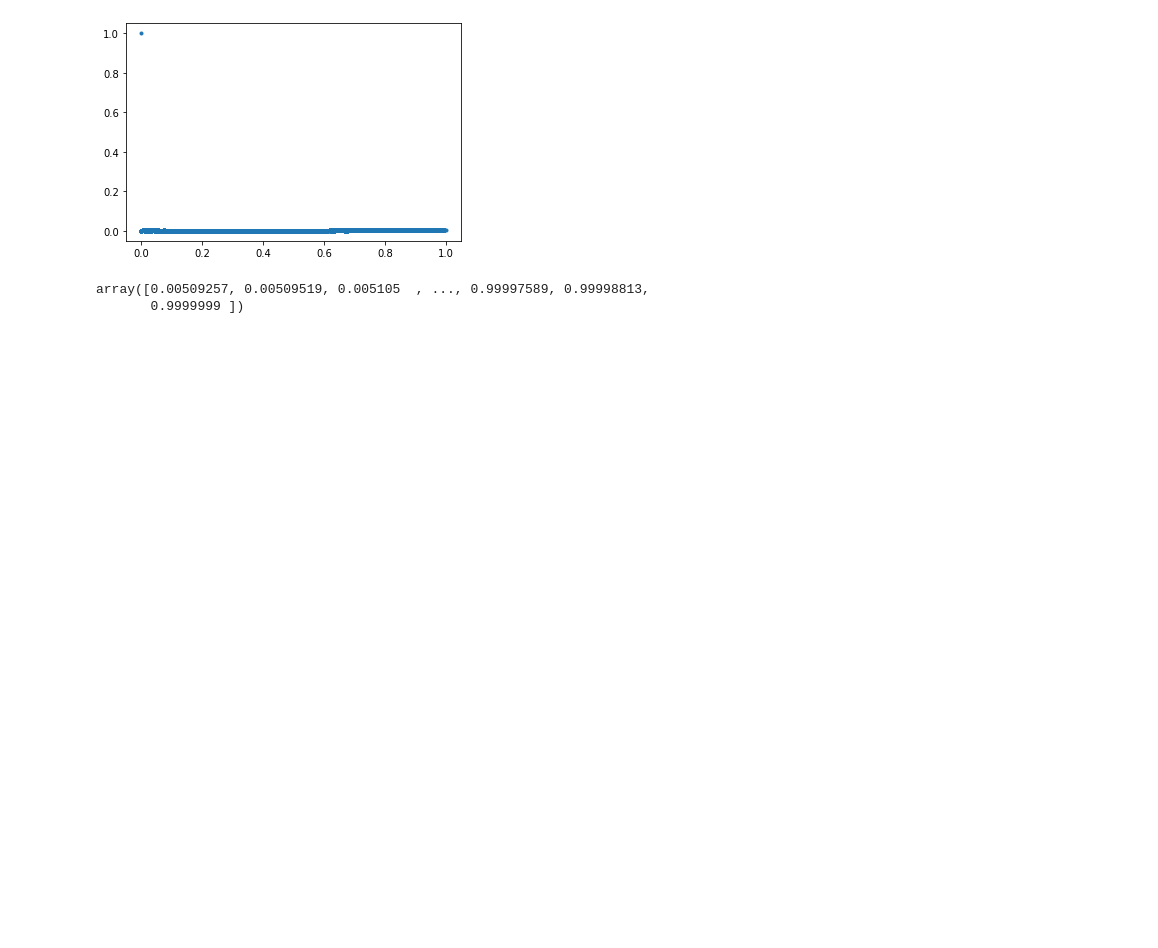
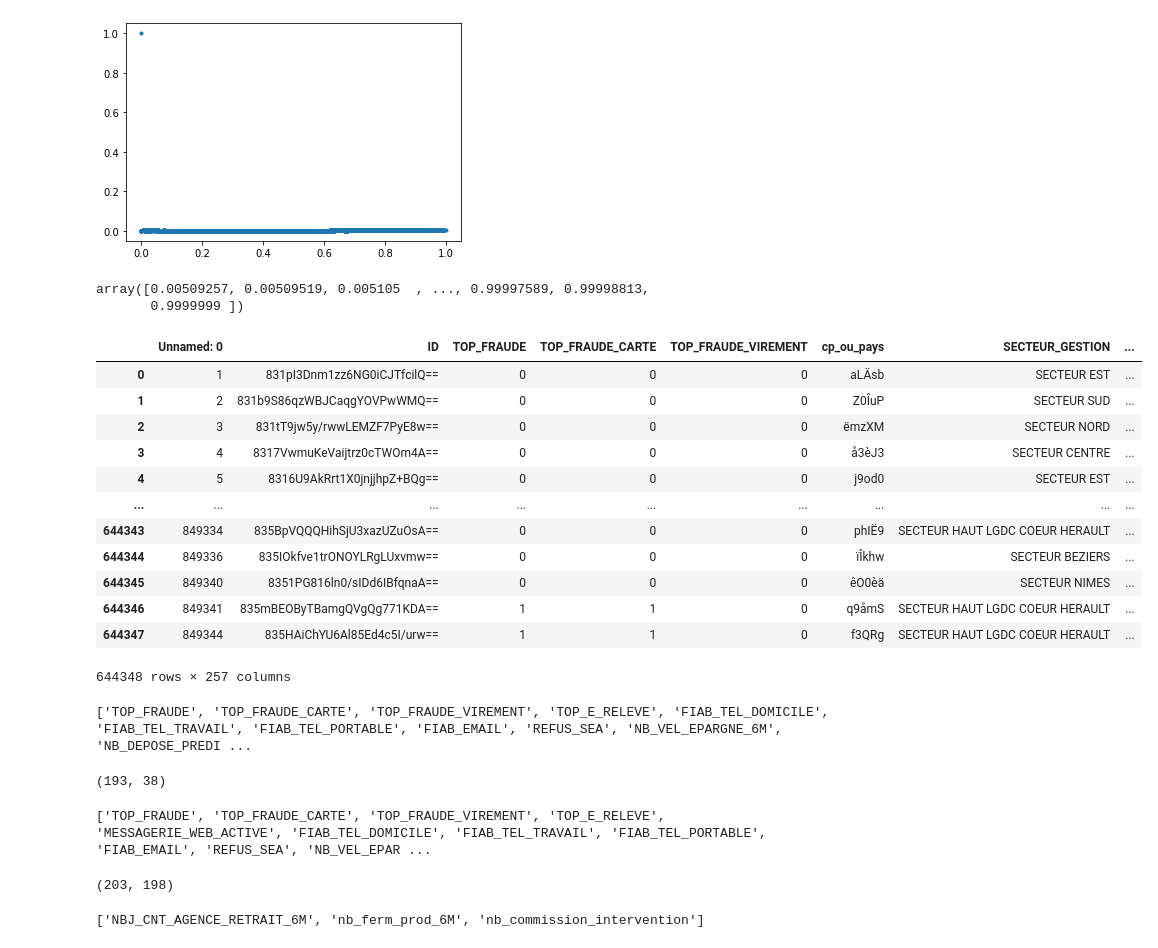
Before and after one commit to TheoVedis/ProjectInterPromo, a Jupyter notebook: dev/modelisation/code/theo/test.ipynb, the cells around one changed output. Cells and saved outputs as stored; diff of their text form; code cells hidden in the pictures; blank space fills up the shorter version.

```diff
--- a/dev/modelisation/code/theo/test.ipynb
+++ b/dev/modelisation/code/theo/test.ipynb
@@ -189,3 +191,31 @@ thresholds
 # %% [output]
 array([0.00509257, 0.00509519, 0.005105  , ..., 0.99997589, 0.99998813,
        0.9999999 ])
+# %%
+data_v0
+# %% [output]
+|  | Unnamed: 0 | ID | TOP_FRAUDE | TOP_FRAUDE_CARTE | TOP_FRAUDE_VIREMENT | cp_ou_pays | SECTEUR_GESTION | ... |
+| 0 | 1 | 831pI3Dnm1zz6NG0iCJTfcilQ== | 0 | 0 | 0 | aLÄsb | SECTEUR EST | ... |
+| 1 | 2 | 831b9S86qzWBJCaqgYOVPwWMQ== | 0 | 0 | 0 | Z0ÎuP | SECTEUR SUD | ... |
+| 2 | 3 | 831tT9jw5y/rwwLEMZF7PyE8w== | 0 | 0 | 0 | ëmzXM | SECTEUR NORD | ... |
+| 3 | 4 | 8317VwmuKeVaijtrz0cTWOm4A== | 0 | 0 | 0 | å3èJ3 | SECTEUR CENTRE | ... |
+| 4 | 5 | 8316U9AkRrt1X0jnjjhpZ+BQg== | 0 | 0 | 0 | j9od0 | SECTEUR EST | ... |
+| ... | ... | ... | ... | ... | ... | ... | ... | ... |
+| 644343 | 849334 | 835BpVQQQHihSjU3xazUZuOsA== | 0 | 0 | 0 | phIË9 | SECTEUR HAUT LGDC COEUR HERAULT | ... |
+| 644344 | 849336 | 835IOkfve1trONOYLRgLUxvmw== | 0 | 0 | 0 | ïÎkhw | SECTEUR BEZIERS | ... |
+| 644345 | 849340 | 8351PG816ln0/sIDd6IBfqnaA== | 0 | 0 | 0 | êO0èä | SECTEUR NIMES | ... |
+| 644346 | 849341 | 835mBEOByTBamgQVgQg771KDA== | 1 | 1 | 0 | q9åmS | SECTEUR HAUT LGDC COEUR HERAULT | ... |
+| 644347 | 849344 | 835HAiChYU6Al85Ed4c5I/urw== | 1 | 1 | 0 | f3QRg | SECTEUR HAUT LGDC COEUR HERAULT | ... |
+644348 rows × 257 columns
+# %%
+bool_col = []
+for i in data_quanti.columns:
+    unique_value = np.unique(data_quanti[i])
+
+    if len(unique_value) == 2:
+        if 1 in unique_value and 0 in unique_value:
+            bool_col.append(i)
+
+print(bool_col)
+# %% [output]
+['TOP_FRAUDE', 'TOP_FRAUDE_CARTE', 'TOP_FRAUDE_VIREMENT', 'TOP_E_RELEVE', 'FIAB_TEL_DOMICILE', 'FIAB_TEL_TRAVAIL', 'FIAB_TEL_PORTABLE', 'FIAB_EMAIL', 'REFUS_SEA', 'NB_VEL_EPARGNE_6M', 'NB_DEPOSE_PREDI ...
@@ -191,0 +224,4 @@ array([0.00509257, 0.00509519, 0.005105  , ..., 0.99997589, 0.99998813,
+# %%
+len(autre_col), len(bool_col)
+# %% [output]
+(193, 38)
@@ -191,0 +230,22 @@ array([0.00509257, 0.00509519, 0.005105  , ..., 0.99997589, 0.99998813,
+# %%
+bool_col = []
+for i in data_clean.columns:
+    unique_value = np.unique(data_clean[i])
+
+    if len(unique_value) == 2:
+        if 1 in unique_value and 0 in unique_value:
+            bool_col.append(i)
+
+print(bool_col)
+# %% [output]
+['TOP_FRAUDE', 'TOP_FRAUDE_CARTE', 'TOP_FRAUDE_VIREMENT', 'TOP_E_RELEVE', 'MESSAGERIE_WEB_ACTIVE', 'FIAB_TEL_DOMICILE', 'FIAB_TEL_TRAVAIL', 'FIAB_TEL_PORTABLE', 'FIAB_EMAIL', 'REFUS_SEA', 'NB_VEL_EPAR ...
+# %%
+autre_col = list(set(data_clean.columns) - set(bool_col))
+len(autre_col), len(bool_col)
+# %% [output]
+(203, 198)
+# %%
+i = 10
+autre_col[20*i:20*(i + 1)]
+# %% [output]
+['NBJ_CNT_AGENCE_RETRAIT_6M', 'nb_ferm_prod_6M', 'nb_commission_intervention']
```
Also changed, not shown: parts of 30 cells of this notebook, 1 other file.
